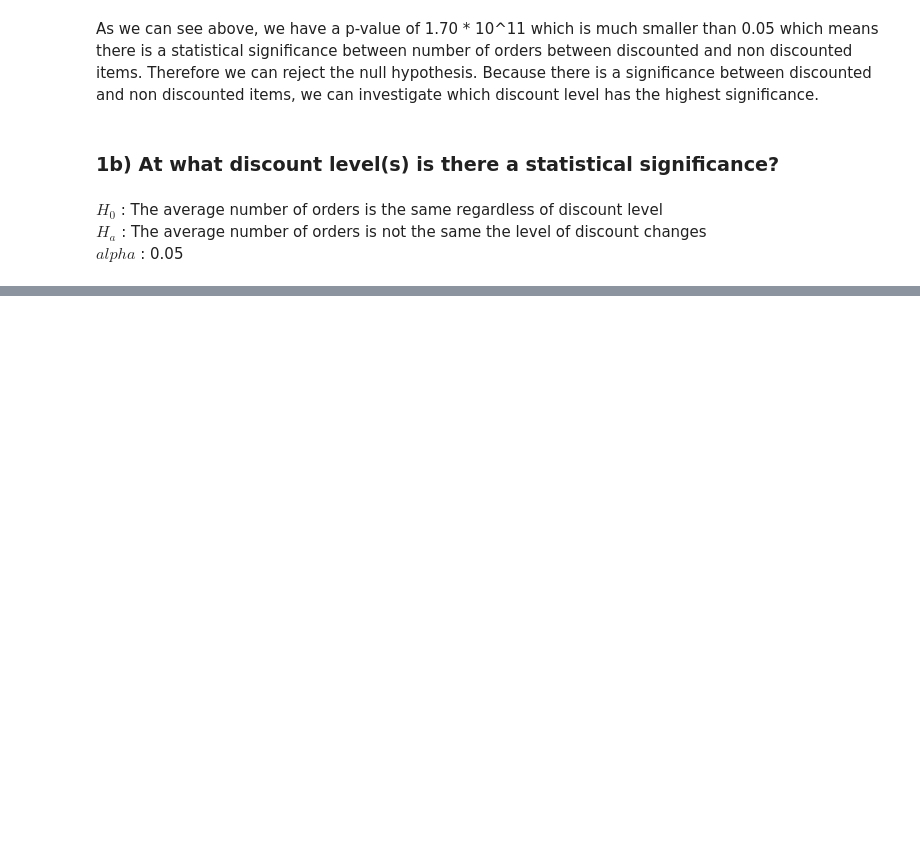
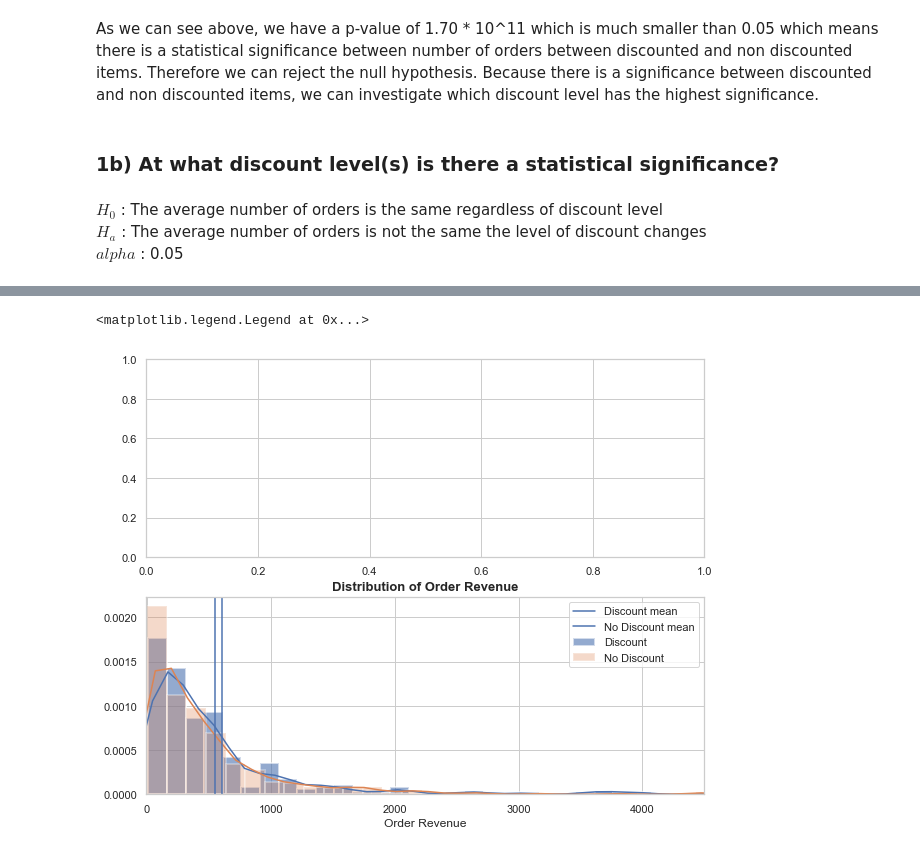
Before and after one commit to callRoko/Northwind_Project, a Jupyter notebook: index.ipynb, the cells around one changed output, grey strips where cells are left out. Drawn from its saved outputs; the diff is of its cells as text; code cells hidden in the pictures; blank space fills up the shorter version.

```diff
--- a/index.ipynb
+++ b/index.ipynb
@@ -868,0 +1015,6 @@ fig, axes = plt.subplot(2,1, figsize = (12,5))
+# %%
+#separating dataframe between no discounts and discounts
+query3 = 'DisBool == 0'
+df_discount_spending_nodisc = df_discount_spending.query(query3)
+query4 = 'DisBool > 0'
+df_discount_spending_disc = df_discount_spending.query(query4)
@@ -868,0 +1067,20 @@ fig, axes = plt.subplot(2,1, figsize = (12,5))
+# %%
+#Visualizing distribution of order price with and without discount
+fig, ax = plt.subplots(2,1, figsize=(10, 8))
+sns.set_style('whitegrid')
+
+ax = sns.distplot(df_discount_spending_disc.OrderPrice, label = 'Discount', bins = 100,
+                  hist_kws={'linewidth': 2, 'alpha': .6})
+ax = sns.distplot(df_discount_spending_nodisc.OrderPrice, label = 'No Discount', bins = 100,
+                 hist_kws={'linewidth': 2, 'alpha': .3})
+
+plt.axvline(np.mean(df_discount_spending_disc.OrderPrice), label = 'Discount mean')
+plt.axvline(np.mean(df_discount_spending_nodisc.OrderPrice), label = 'No Discount mean')
+
+ax.set_xlim(-2, 4500)
+ax.set_title("Distribution of Order Revenue", fontweight = 'bold', fontsize = 13)
+ax.set_xlabel('Order Revenue')
+ax.legend()
+# %% [output]
+<matplotlib.legend.Legend at 0x...>
+[figure, added]
```
Also changed, not shown: parts of 76 cells of this notebook.
